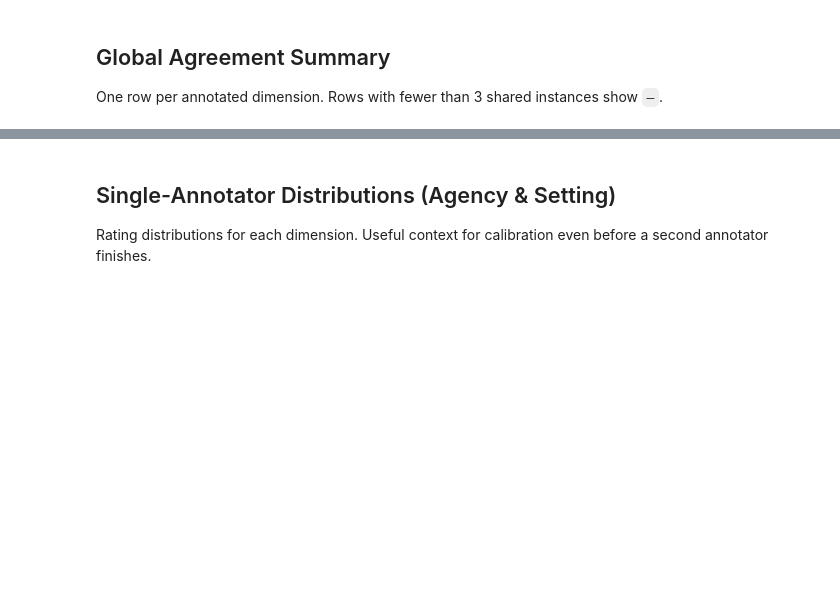
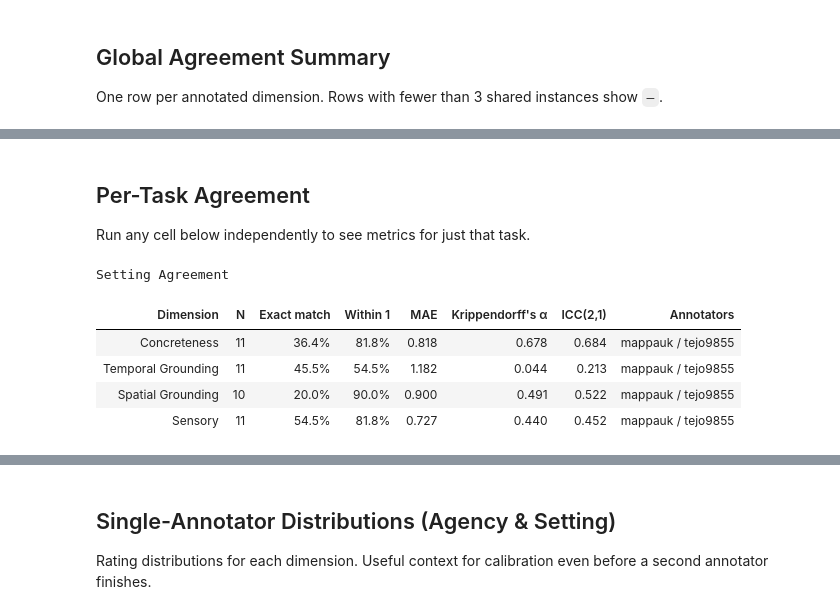
Before and after one commit to advaitdeshmukh/potato, a Jupyter notebook: teagan_tasks/annotation_analysis/global_annotation_comparison.ipynb, the cells around one changed output, grey strips where cells are left out. Cells and saved outputs as stored; diff of their text form; code cells hidden in the pictures; blank space fills up the shorter version.

```diff
--- a/teagan_tasks/annotation_analysis/global_annotation_comparison.ipynb
+++ b/teagan_tasks/annotation_analysis/global_annotation_comparison.ipynb
@@ -331,3 +329,7 @@ MAE: mean absolute error — average point difference between annotators.
 Krippendorff's α: nominal metric for binary labels; interval metric for ordinal scales.
 ICC(2,1): two-way random effects; credits agreement even when one annotator rates systematically higher/lower.
 Rows with N < 3 show — (insufficient shared instances).
+# %% [markdown]
+## Per-Task Agreement
+
+Run any cell below independently to see metrics for just that task.
@@ -333,0 +432,9 @@ Rows with N < 3 show — (insufficient shared instances).
+# %%
+show_agreement('setting')
+# %% [output]
+Setting Agreement
+| Dimension | N | Exact match | Within 1 | MAE | Krippendorff's α | ICC(2,1) | Annotators |
+| Concreteness | 11 | 36.4% | 81.8% | 0.818 | 0.678 | 0.684 | mappauk / tejo9855 |
+| Temporal Grounding | 11 | 45.5% | 54.5% | 1.182 | 0.044 | 0.213 | mappauk / tejo9855 |
+| Spatial Grounding | 10 | 20.0% | 90.0% | 0.900 | 0.491 | 0.522 | mappauk / tejo9855 |
+| Sensory | 11 | 54.5% | 81.8% | 0.727 | 0.440 | 0.452 | mappauk / tejo9855 |
```
Also changed, not shown: parts of 12 cells of this notebook, 23 other files.
